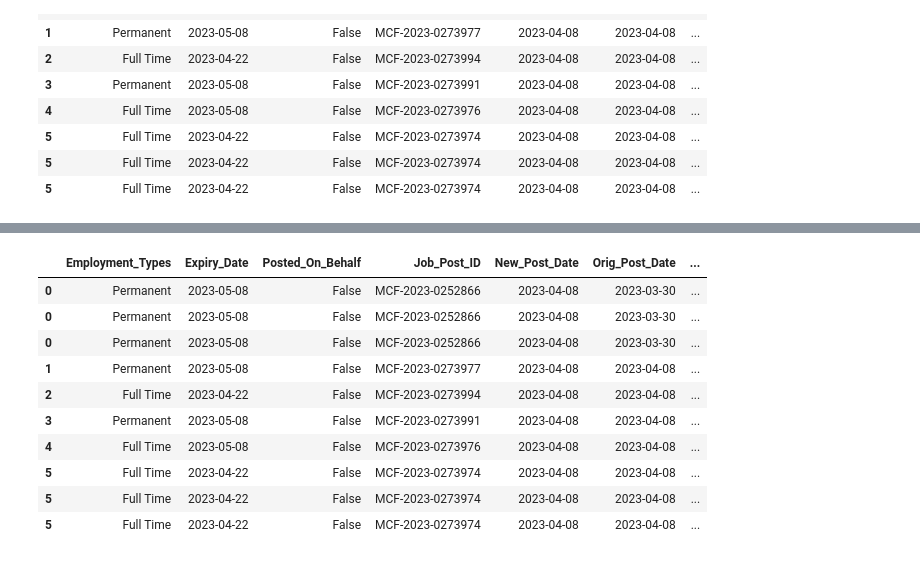
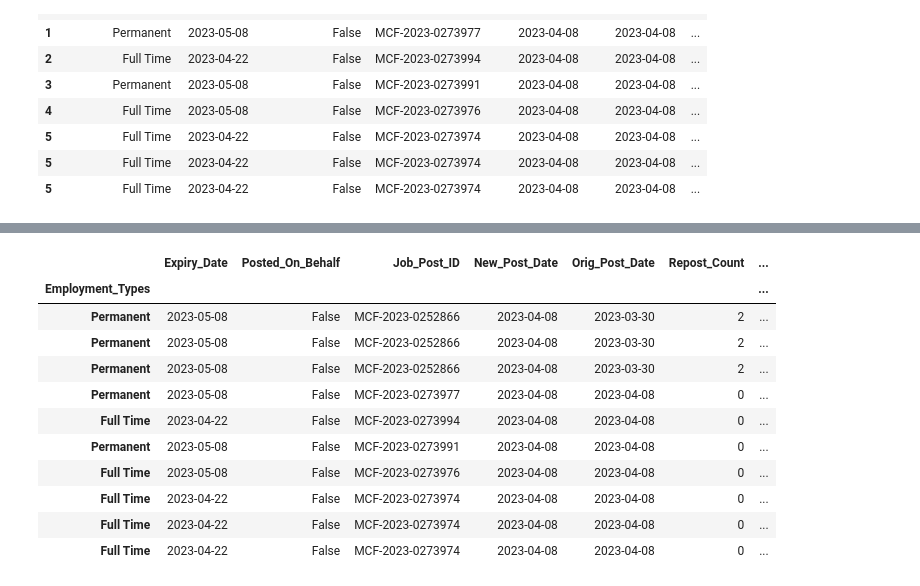
Before and after one commit to codeforlife888/DSAI6-Assignment1, a Jupyter notebook: notebooks/EDA2.ipynb, the cells around one changed output, grey strips where cells are left out. Drawn from its saved outputs; the diff is of its cells as text; code cells hidden in the pictures.

Commit message:
Continue with data cleanup

```diff
--- a/notebooks/EDA2.ipynb
+++ b/notebooks/EDA2.ipynb
@@ -62,3 +99,3 @@ df.to_csv("../data/cleaned_output3.csv", sep=";", index=False)
 # %%
 # read the CSV file back into a dataframe, you can use the following code:
-df_test_output = pd.read_csv("../data/cleaned_output3.csv", sep=";", index_col=0)
+df_test_output = pd.read_csv("../data/output3.csv", sep=";", index_col=0)
@@ -65,15 +136,16 @@ df_test_output = pd.read_csv("../data/cleaned_output3.csv", sep=";", index_col=0
 # %%
 # Display the first 10 rows of the dataframe
-df.head(10)
+df_test_output.head(10)
 # %% [output]
-|  | Employment_Types | Expiry_Date | Posted_On_Behalf | Job_Post_ID | New_Post_Date | Orig_Post_Date | ... |
-| 0 | Permanent | 2023-05-08 | False | MCF-2023-0252866 | 2023-04-08 | 2023-03-30 | ... |
-| 0 | Permanent | 2023-05-08 | False | MCF-2023-0252866 | 2023-04-08 | 2023-03-30 | ... |
-| 0 | Permanent | 2023-05-08 | False | MCF-2023-0252866 | 2023-04-08 | 2023-03-30 | ... |
-| 1 | Permanent | 2023-05-08 | False | MCF-2023-0273977 | 2023-04-08 | 2023-04-08 | ... |
-| 2 | Full Time | 2023-04-22 | False | MCF-2023-0273994 | 2023-04-08 | 2023-04-08 | ... |
-| 3 | Permanent | 2023-05-08 | False | MCF-2023-0273991 | 2023-04-08 | 2023-04-08 | ... |
-| 4 | Full Time | 2023-05-08 | False | MCF-2023-0273976 | 2023-04-08 | 2023-04-08 | ... |
-| 5 | Full Time | 2023-04-22 | False | MCF-2023-0273974 | 2023-04-08 | 2023-04-08 | ... |
-| 5 | Full Time | 2023-04-22 | False | MCF-2023-0273974 | 2023-04-08 | 2023-04-08 | ... |
-| 5 | Full Time | 2023-04-22 | False | MCF-2023-0273974 | 2023-04-08 | 2023-04-08 | ... |
+|  | Expiry_Date | Posted_On_Behalf | Job_Post_ID | New_Post_Date | Orig_Post_Date | Repost_Count | ... |
+| Employment_Types |  |  |  |  |  |  | ... |
+| Permanent | 2023-05-08 | False | MCF-2023-0252866 | 2023-04-08 | 2023-03-30 | 2 | ... |
+| Permanent | 2023-05-08 | False | MCF-2023-0252866 | 2023-04-08 | 2023-03-30 | 2 | ... |
+| Permanent | 2023-05-08 | False | MCF-2023-0252866 | 2023-04-08 | 2023-03-30 | 2 | ... |
+| Permanent | 2023-05-08 | False | MCF-2023-0273977 | 2023-04-08 | 2023-04-08 | 0 | ... |
+| Full Time | 2023-04-22 | False | MCF-2023-0273994 | 2023-04-08 | 2023-04-08 | 0 | ... |
+| Permanent | 2023-05-08 | False | MCF-2023-0273991 | 2023-04-08 | 2023-04-08 | 0 | ... |
+| Full Time | 2023-05-08 | False | MCF-2023-0273976 | 2023-04-08 | 2023-04-08 | 0 | ... |
+| Full Time | 2023-04-22 | False | MCF-2023-0273974 | 2023-04-08 | 2023-04-08 | 0 | ... |
+| Full Time | 2023-04-22 | False | MCF-2023-0273974 | 2023-04-08 | 2023-04-08 | 0 | ... |
+| Full Time | 2023-04-22 | False | MCF-2023-0273974 | 2023-04-08 | 2023-04-08 | 0 | ... |
```
Also changed, not shown: parts of 14 cells of this notebook, 2 other files.
